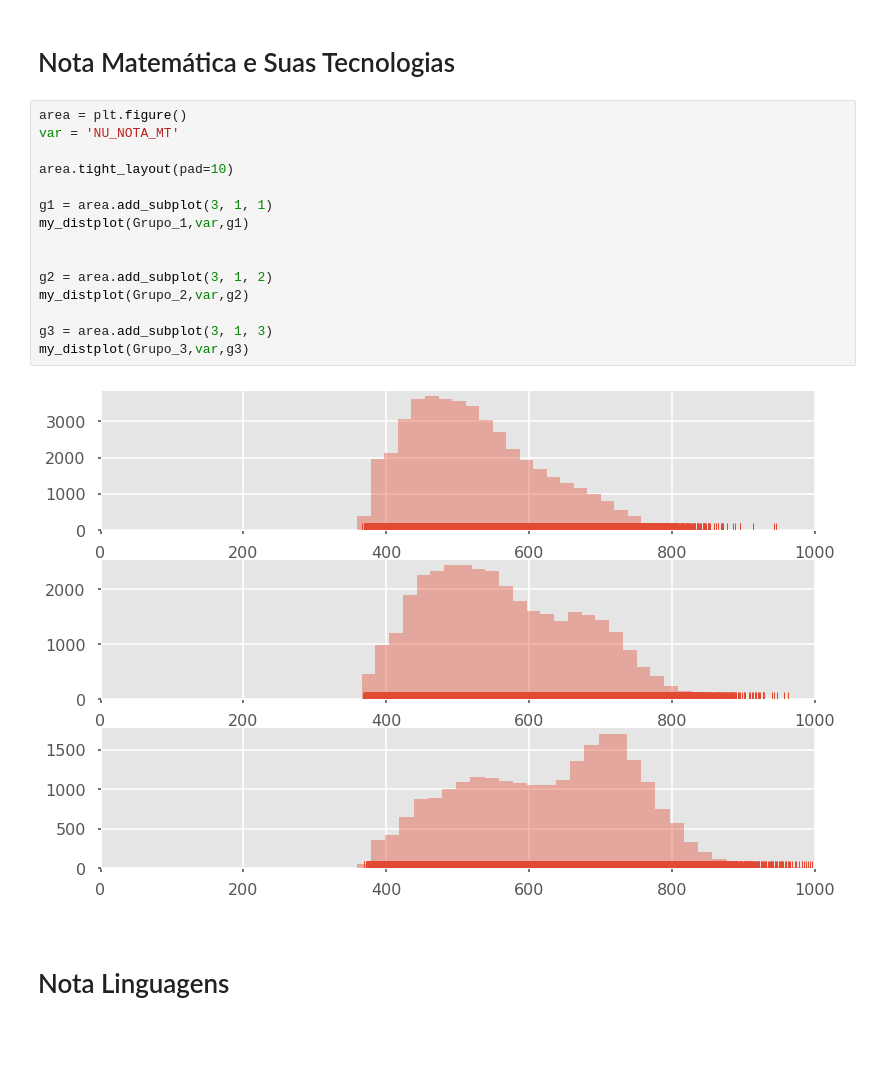
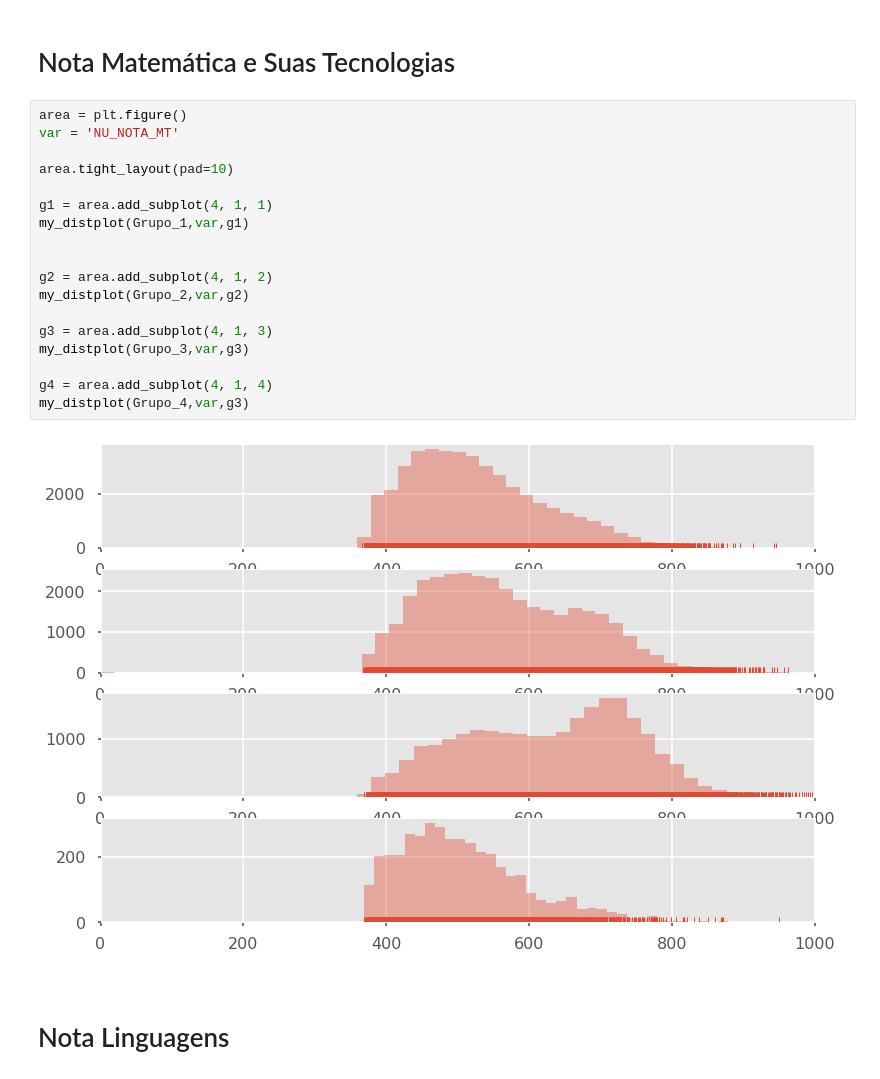
Before and after one commit to vinnyalvs/MineracaoDadosEducacionais, a Jupyter notebook: Analise Descritiva por Estudo_Pais-Copy1.ipynb, the cells around one changed output. Cells and saved outputs as stored; diff of their text form; blank space fills up the shorter version.

```diff
--- a/Analise Descritiva por Estudo_Pais-Copy1.ipynb
+++ b/Analise Descritiva por Estudo_Pais-Copy1.ipynb
@@ -690,20 +690,23 @@ my_distplot(Grupo_3,var,g3)
 # %%
 area = plt.figure()
 var = 'NU_NOTA_MT'
 
 area.tight_layout(pad=10)
 
-g1 = area.add_subplot(3, 1, 1)
+g1 = area.add_subplot(4, 1, 1)
 my_distplot(Grupo_1,var,g1)
 
 
-g2 = area.add_subplot(3, 1, 2)
+g2 = area.add_subplot(4, 1, 2)
 my_distplot(Grupo_2,var,g2)
 
-g3 = area.add_subplot(3, 1, 3)
+g3 = area.add_subplot(4, 1, 3)
 my_distplot(Grupo_3,var,g3)
+
+g4 = area.add_subplot(4, 1, 4)
+my_distplot(Grupo_4,var,g3)
 # %% [output]
-[figure, old version]
+[figure, new version]
 # %% [markdown]
 # Nota Linguagens
 # %%
```
Also changed, not shown: parts of 1 cell of this notebook, 7 other files.
